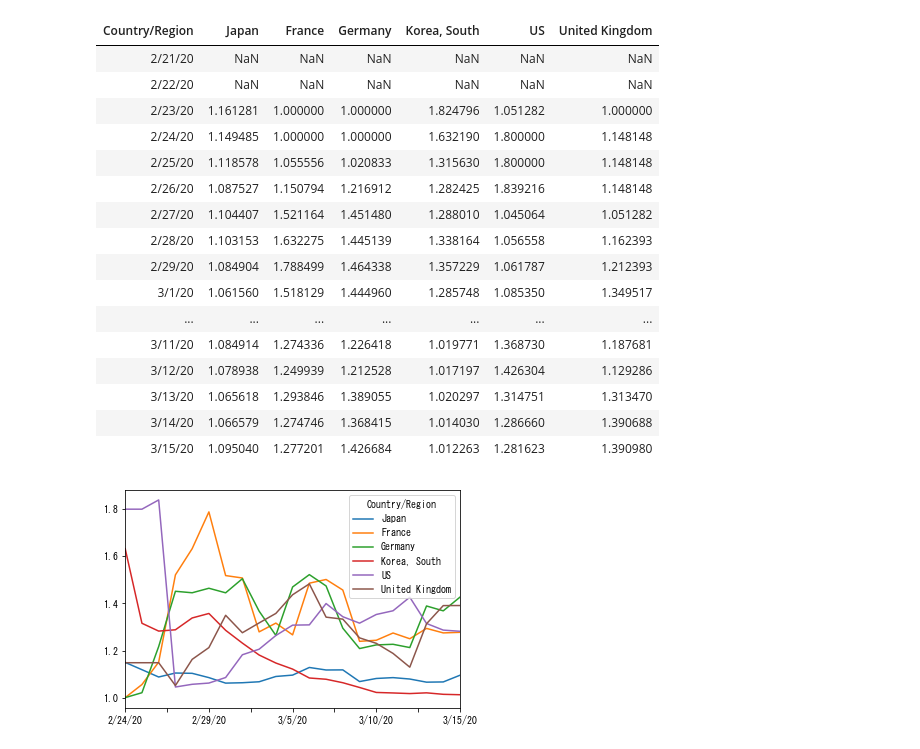
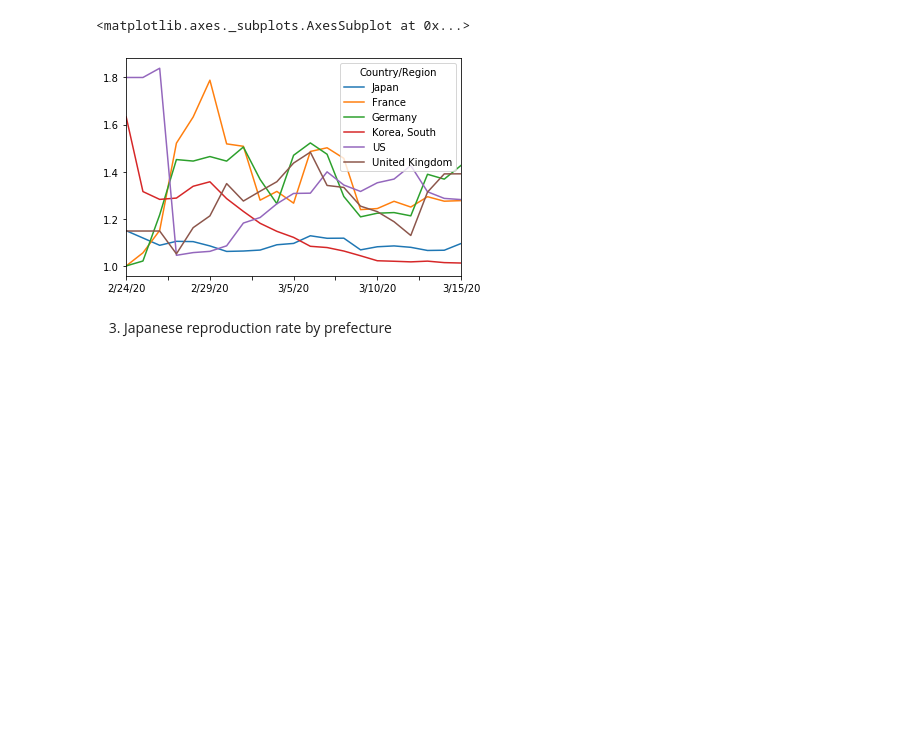
Before and after one commit to personal-hm2/coronavirus_model, a Jupyter notebook: COVID-19 Plot.ipynb, the cells around one changed output. Drawn from its saved outputs; the diff is of its cells as text; code cells hidden in the pictures; blank space fills up the shorter version.

```diff
--- a/COVID-19 Plot.ipynb
+++ b/COVID-19 Plot.ipynb
@@ -55,32 +38,18 @@ last_date = 3/15/20
 # %%
 # 日次再生算数R（３日間の移動平均）をプロット
 # Daily reproduction rate (moving average of windows size = 3)
 countries = ("Japan", "France", "Germany", "Korea, South", "US", "United Kingdom")
 # countries = ("Japan", "France", "Germany", "US", "Singapore", "United Kingdom", "Spain", "Switzerland")
 window = 3
 daily_r = country_df[country_df[last_date] > 300].T.pct_change() + 1.0
-daily_r.iloc[30:].loc[:, countries].rolling(window).mean().iloc[3:].plot()
-daily_r.iloc[30:].loc[:, countries].rolling(window).mean()
+daily_r.iloc[30:].loc[:, countries].rolling(window).mean().iloc[window:].plot()
+# daily_r.iloc[30:].loc[:, countries].rolling(window).mean()
 # daily_r.iloc[30:].rolling(window).mean().plot()
 # %% [output]
-| Country/Region | Japan | France | Germany | Korea, South | US | United Kingdom |
-| 2/21/20 | NaN | NaN | NaN | NaN | NaN | NaN |
-| 2/22/20 | NaN | NaN | NaN | NaN | NaN | NaN |
-| 2/23/20 | 1.161281 | 1.000000 | 1.000000 | 1.824796 | 1.051282 | 1.000000 |
-| 2/24/20 | 1.149485 | 1.000000 | 1.000000 | 1.632190 | 1.800000 | 1.148148 |
-| 2/25/20 | 1.118578 | 1.055556 | 1.020833 | 1.315630 | 1.800000 | 1.148148 |
-| 2/26/20 | 1.087527 | 1.150794 | 1.216912 | 1.282425 | 1.839216 | 1.148148 |
-| 2/27/20 | 1.104407 | 1.521164 | 1.451480 | 1.288010 | 1.045064 | 1.051282 |
-| 2/28/20 | 1.103153 | 1.632275 | 1.445139 | 1.338164 | 1.056558 | 1.162393 |
-| 2/29/20 | 1.084904 | 1.788499 | 1.464338 | 1.357229 | 1.061787 | 1.212393 |
-| 3/1/20 | 1.061560 | 1.518129 | 1.444960 | 1.285748 | 1.085350 | 1.349517 |
-| ... | ... | ... | ... | ... | ... | ... |
-| 3/11/20 | 1.084914 | 1.274336 | 1.226418 | 1.019771 | 1.368730 | 1.187681 |
-| 3/12/20 | 1.078938 | 1.249939 | 1.212528 | 1.017197 | 1.426304 | 1.129286 |
-| 3/13/20 | 1.065618 | 1.293846 | 1.389055 | 1.020297 | 1.314751 | 1.313470 |
-| 3/14/20 | 1.066579 | 1.274746 | 1.368415 | 1.014030 | 1.286660 | 1.390688 |
-| 3/15/20 | 1.095040 | 1.277201 | 1.426684 | 1.012263 | 1.281623 | 1.390980 |
+<matplotlib.axes._subplots.AxesSubplot at 0x...>
-[figure, old version]
+[figure, new version]
+# %% [markdown]
+3. Japanese reproduction rate by prefecture
 # %%
 %matplotlib inline
 import pandas as pd
```
Also changed, not shown: parts of 5 cells of this notebook, 1 other file.
